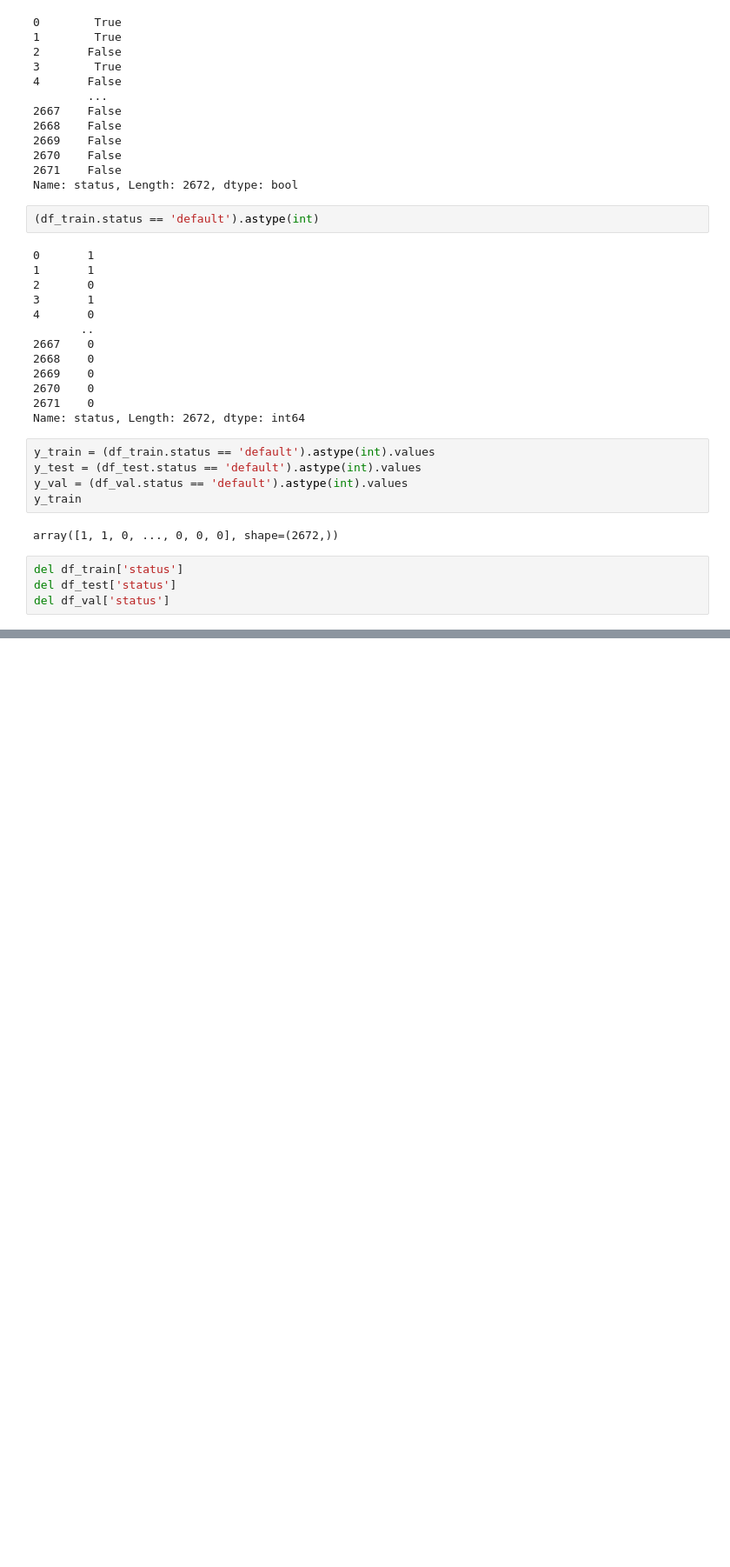
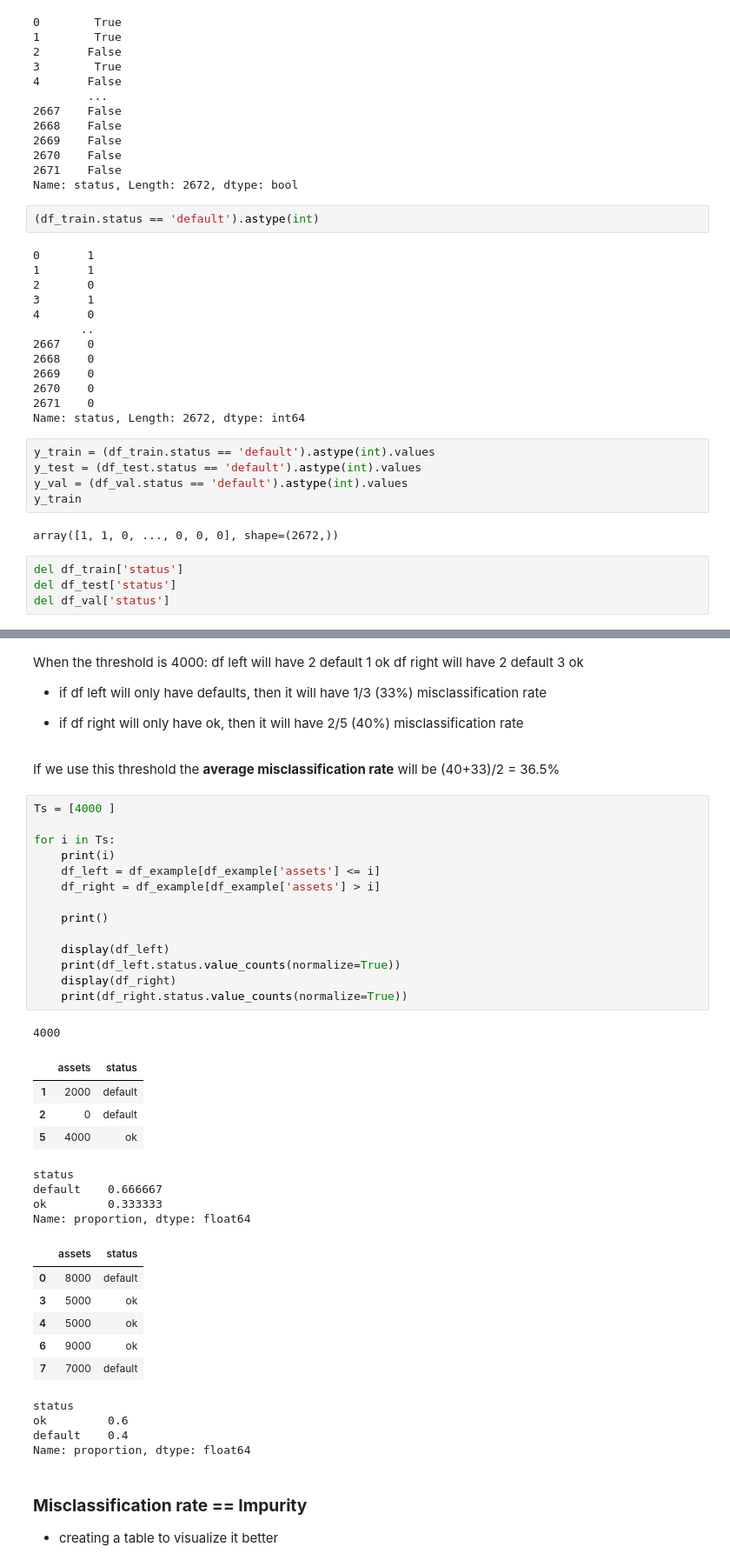
Before and after one commit to pyjom/ml-zoomcamp-2025, a Jupyter notebook: week6/test1.ipynb, the cells around one changed output, grey strips where cells are left out. Shown at 87% size. Drawn from its saved outputs; the diff is of its cells as text; blank space fills up the shorter version.

```diff
--- a/week6/test1.ipynb
+++ b/week6/test1.ipynb
@@ -229,0 +512,47 @@ del df_val['status']
+# %% [markdown]
+When the threshold is 4000:
+df left will have 2 default 1 ok
+df right will have 2 default 3 ok
+
+- if df left will only have defaults, then it will have 1/3 (33%) misclassification rate
+
+- if df right will only have ok, then it will have 2/5 (40%) misclassification rate
+# %% [markdown]
+If we use this threshold the **average misclassification rate** will be (40+33)/2 = 36.5%
+# %%
+Ts = [4000 ]
+
+for i in Ts:
+    print(i)
+    df_left = df_example[df_example['assets'] <= i]
+    df_right = df_example[df_example['assets'] > i]
+
+    print()
+
+    display(df_left)
+    print(df_left.status.value_counts(normalize=True))
+    display(df_right)
+    print(df_right.status.value_counts(normalize=True))
+# %% [output]
+4000
+|  | assets | status |
+| 1 | 2000 | default |
+| 2 | 0 | default |
+| 5 | 4000 | ok |
+status
+default    0.666667
+ok         0.333333
+Name: proportion, dtype: float64
+|  | assets | status |
+| 0 | 8000 | default |
+| 3 | 5000 | ok |
+| 4 | 5000 | ok |
+| 6 | 9000 | ok |
+| 7 | 7000 | default |
+status
+ok         0.6
+default    0.4
+Name: proportion, dtype: float64
+# %% [markdown]
+### **Misclassification rate == Impurity**
+- creating a table to visualize it better
```
Also changed, not shown: parts of 49 cells of this notebook.
